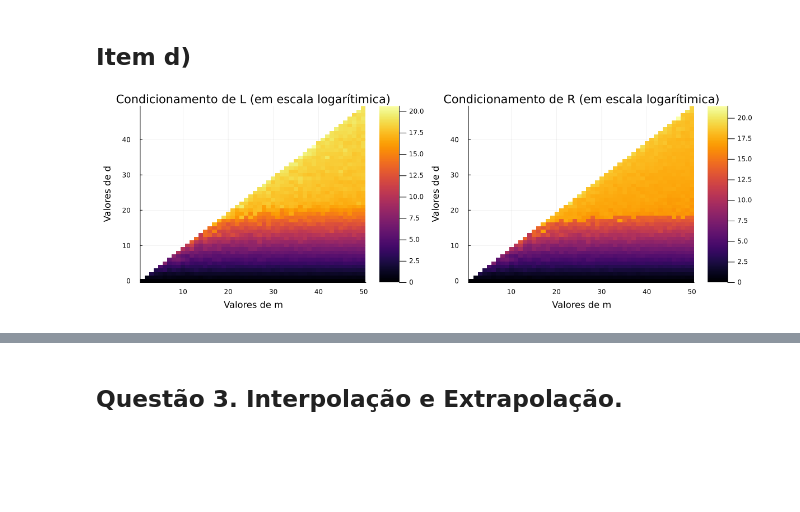
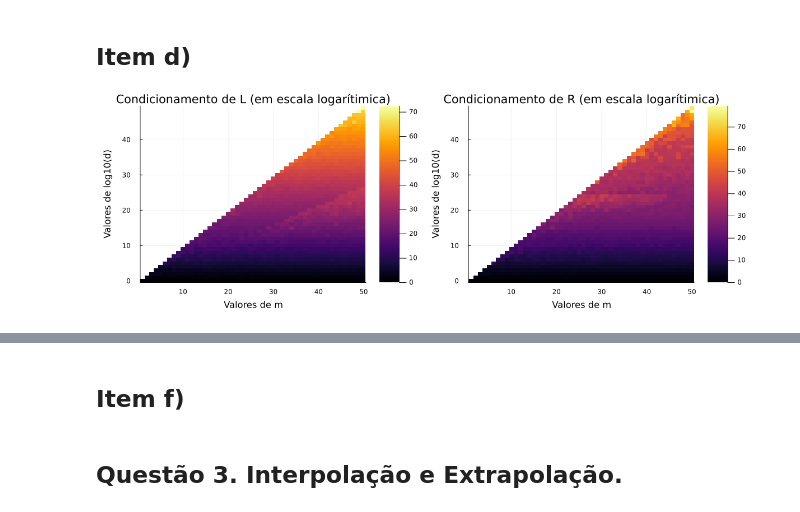
Before and after one commit to ninotica/aln-projeto-03, a Jupyter notebook: Projeto3.ipynb, the cells around one changed output, grey strips where cells are left out. Drawn from its saved outputs; the diff is of its cells as text; code cells hidden in the pictures; blank space fills up the shorter version.

```diff
--- a/Projeto3.ipynb
+++ b/Projeto3.ipynb
@@ -63,34 +63,34 @@ Assim, a transformação $R_{X, d}(b)$ equivale a multiplicar b à esquerda pela
 # %%
 using LinearAlgebra: cond, pinv
 using Plots
 
 m = 50
 
 condL = fill(NaN, m, m)
 condR = fill(NaN, m, m)
 
 for dim in 1:m
     for deg in 0:(dim - 1)
-        X = rand(dim)
+        X = rand(dim)*20 #adicionei esse termo para também aparecerem valores de X maiores que 1
         L = [X[i]^j for i in 1:dim, j in 0:deg]
         R = pinv(L)
         condL[dim, deg + 1] = cond(L)
         condR[dim, deg + 1] = cond(R)
     end
 end
 
 p1 = heatmap(1:m, 0:(m - 1), log10.(condL)', left_margin = 8Plots.mm, bottom_margin = 8Plots.mm,
     xlabel = "Valores de m",
-    ylabel = "Valores de d",
+    ylabel = "Valores de log10(d)",
     title = "Condicionamento de L (em escala logarítimica)")
 p2 = heatmap(1:m, 0:(m - 1), log10.(condR)',
     xlabel = "Valores de m",
-    ylabel = "Valores de d",
+    ylabel = "Valores de log10(d)",
     title = "Condicionamento de R (em escala logarítimica)")
 
 plot(p1, p2, layout = (1, 2), size = (1200, 400))
 # %% [output]
-[figure, old version]
+[figure, new version]
 # %% [markdown]
 ## Item e)
 
@@ -110,6 +110,8 @@ Multiplicando por blocos, encontramos a matriz $R$, dada por $(L^T L)^{-1}L^T$ i
 $(\begin{bmatrix} I_{d+1} & A^T \end{bmatrix} \begin{bmatrix} I_{d+1} \\ A \end{bmatrix})^{-1}\begin{bmatrix} I_{d+1} & A^T \end{bmatrix} = \begin{bmatrix} I_{d+1} + A^T A\end{bmatrix}^{-1}\begin{bmatrix} I_{d+1} & A^T \end{bmatrix} = \begin{bmatrix} (I_{d+1} + A^TA)^{-1} & (I_{d+1} + A^TA)^{-1}A^T \end{bmatrix}$
 # %%
 # TODO: adicionar o cálculo e a análise do condicionamento das matrizes acima
+# %% [markdown]
+## Item f)
 # %% [markdown]
 ## Questão 3. Interpolação e Extrapolação.
 # %% [markdown]
```
Also changed, not shown: parts of 2 cells of this notebook.
